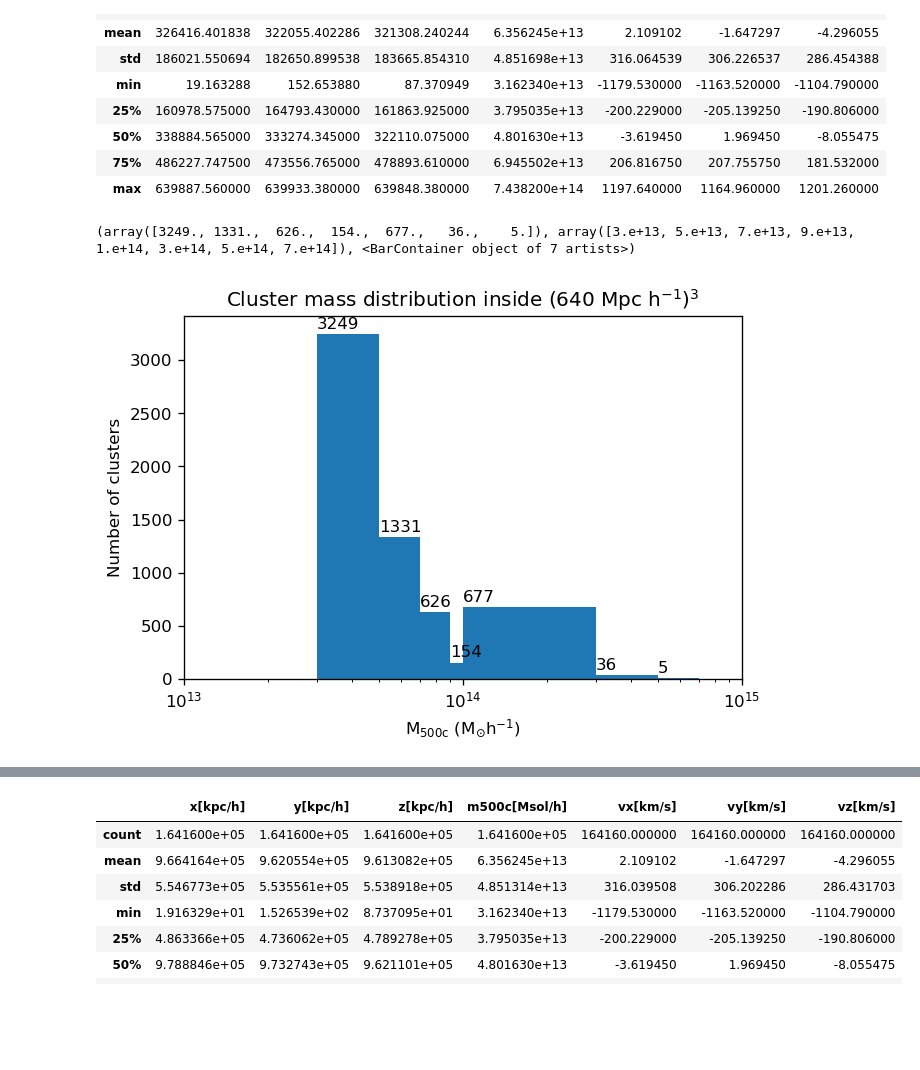
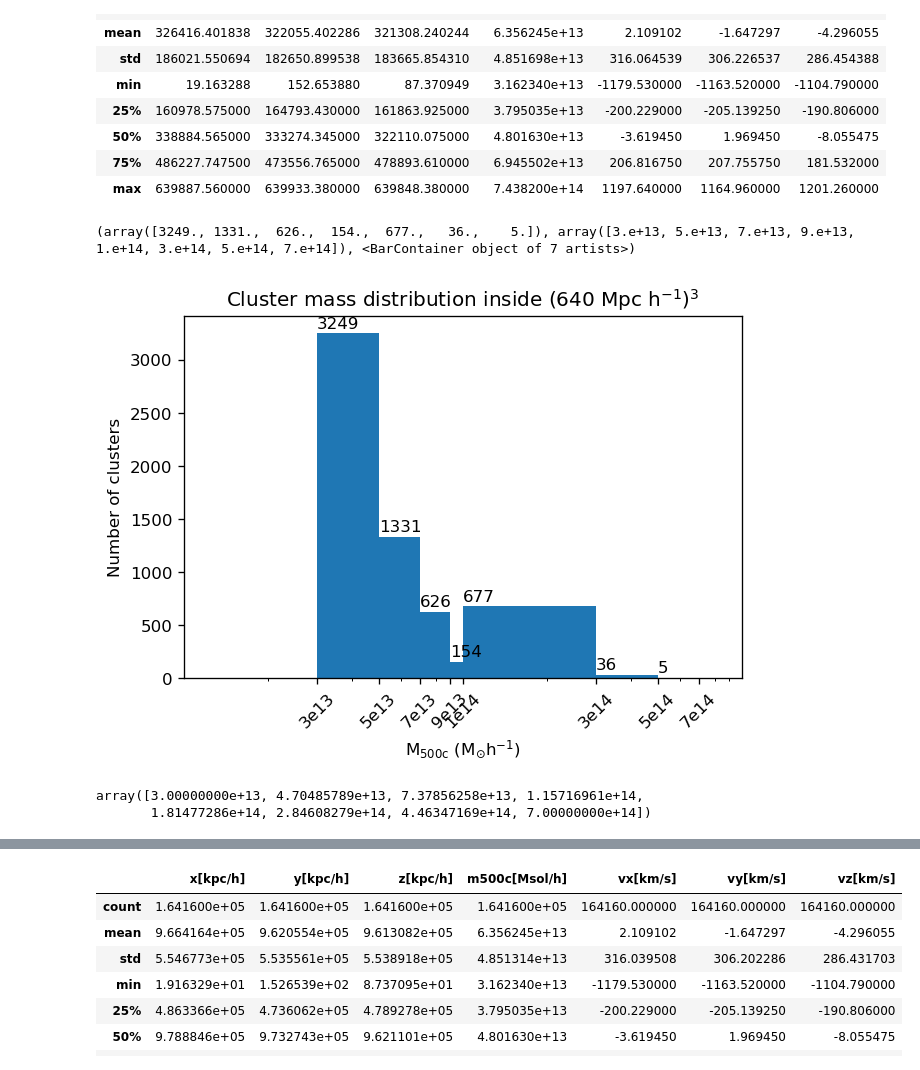
Before and after one commit to awaismirza92/velocity-reconstruction-and-kinetic-SZ, a Jupyter notebook: codes/Dipole_Bias/Dipole_Bias_big_box.ipynb, the cells around one changed output, grey strips where cells are left out. Saved outputs shown, nothing was run; the diff lists cells and outputs as text; code cells hidden in the pictures; blank space fills up the shorter version.

```diff
--- a/codes/Dipole_Bias/Dipole_Bias_big_box.ipynb
+++ b/codes/Dipole_Bias/Dipole_Bias_big_box.ipynb
@@ -22,16 +22,27 @@ df_clusters_orig.describe()
 | max | 639887.560000 | 639933.380000 | 639848.380000 | 7.438200e+14 | 1197.640000 | 1164.960000 | 1201.260000 |
 # %%
 plt.figure(dpi = dpi)
-hist_data = plt.hist(df_clusters_orig['m500c[Msol/h]'],  bins = [3e13, 5e13, 7e13, 9e13, 1e14, 3e14, 5e14, 7e14])
+
+bins = [3e13, 5e13, 7e13, 9e13, 1e14, 3e14, 5e14, 7e14]
+hist_data = plt.hist(df_clusters_orig['m500c[Msol/h]'],  bins = bins)
 plt.xlim(1e13, 1e15)
 plt.xscale('log')
 plt.xlabel('M$\mathrm{_{500c}}$ (M$\mathrm{_{\odot} h^{-1}}$)')
 plt.ylabel('Number of clusters')
 plt.title('Cluster mass distribution inside (640 Mpc h$^{-1}$)$^3$');
+
+bins = ['3e13', '5e13', '7e13', '9e13', '1e14', '3e14', '5e14', '7e14']
+plt.xticks(hist_data[1], bins, rotation = 45)
+# plt.gca().ticklabel_format(axis="x", style="sci", scilimits=(0,0))
 # plt.ylim(0,200)
 print(hist_data)
 for i in range(len(hist_data[0])):
     plt.text(hist_data[1][i],hist_data[0][i]+50,str(int(hist_data[0][i])));
 # %% [output]
 (array([3249., 1331.,  626.,  154.,  677.,   36.,    5.]), array([3.e+13, 5.e+13, 7.e+13, 9.e+13, 1.e+14, 3.e+14, 5.e+14, 7.e+14]), <BarContainer object of 7 artists>)
-[figure, old version]
+[figure, new version]
+# %%
+np.geomspace(3e13, 7e14, num = 8)
+# %% [output]
+array([3.00000000e+13, 4.70485789e+13, 7.37856258e+13, 1.15716961e+14,
+       1.81477286e+14, 2.84608279e+14, 4.46347169e+14, 7.00000000e+14])
```
Also changed, not shown: parts of 16 cells of this notebook.
